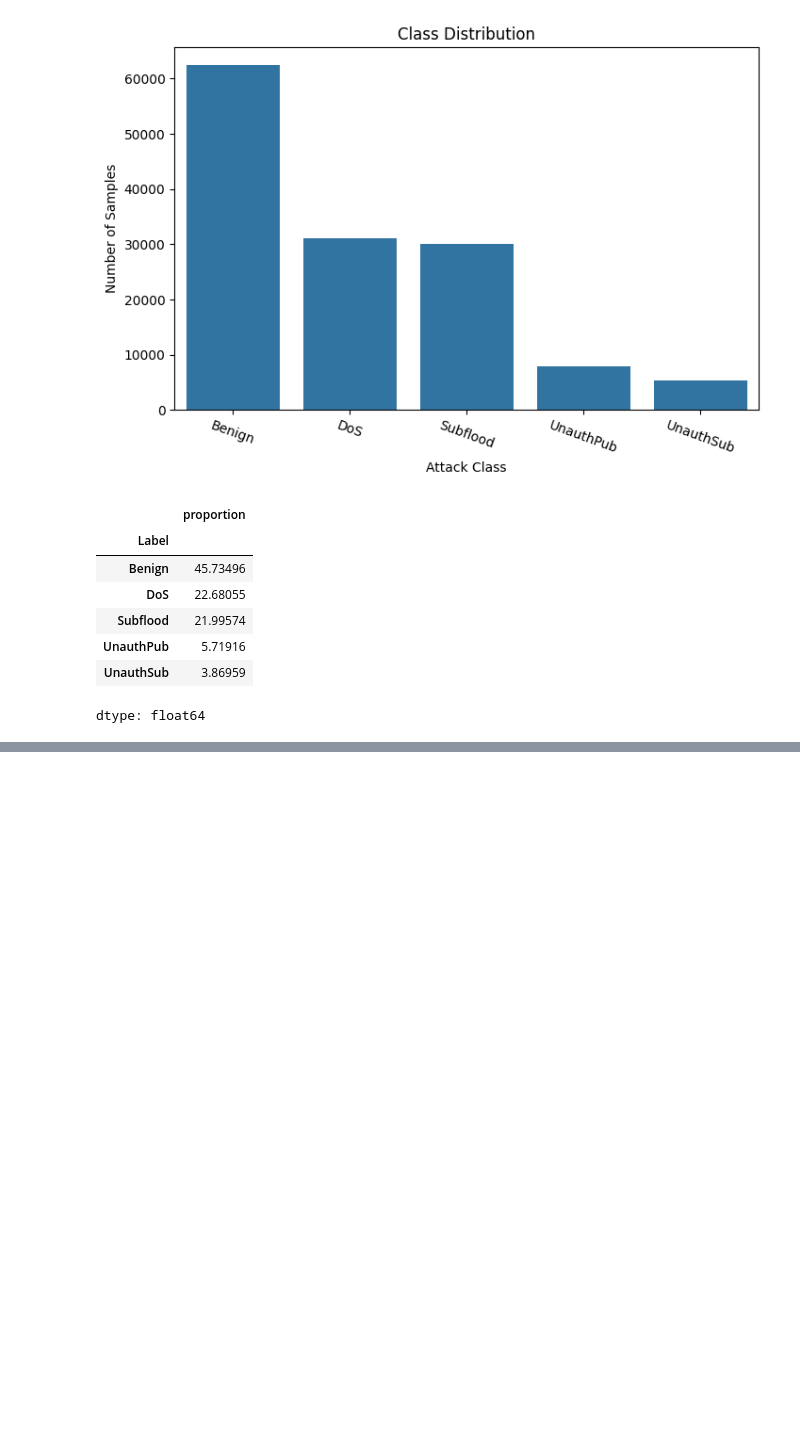
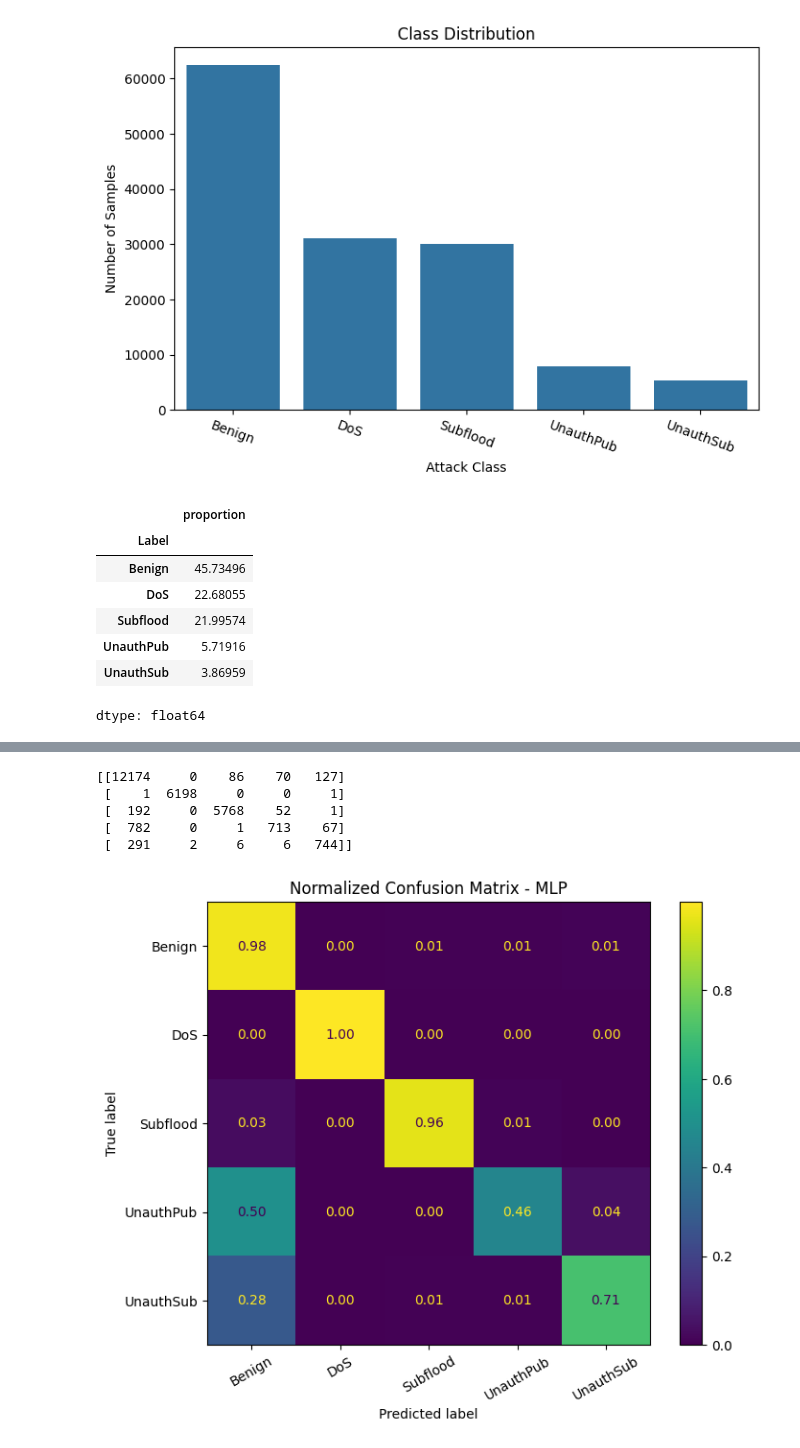
Before and after one commit to humayermahmud/Deep-Learning, a Jupyter notebook: rodis23ipynb.ipynb, the cells around one changed output, grey strips where cells are left out. Cells and saved outputs as stored; diff of their text form; code cells hidden in the pictures; blank space fills up the shorter version.

```diff
--- a/rodis23ipynb.ipynb
+++ b/rodis23ipynb.ipynb
@@ -141,0 +250,6 @@ dtype: float64
+# %%
+label_encoder = LabelEncoder()
+
+y_encoded = label_encoder.fit_transform(y)
+print("Classes: ", label_encoder.classes_)
+print("Encoded: ", np.unique(y_encoded))
@@ -141,0 +277,11 @@ dtype: float64
+# %%
+scaler = StandardScaler()
+
+X_train_scaled = scaler.fit_transform(X_train)
+X_test_scaled = scaler.transform(X_test)
+
+print("Scaled training shape:", X_train_scaled.shape)
+print("Scaled testing shape:", X_test_scaled.shape)
+
+print("Mean:", X_train_scaled.mean())
+print("Std:", X_train_scaled.std())
@@ -141,0 +412,3 @@ dtype: float64
+# %%
+y_pred_prob = model.predict(X_test_scaled)
+y_pred = np.argmax(y_pred_prob, axis=1)
@@ -141,0 +449,27 @@ dtype: float64
+# %%
+cm = confusion_matrix(y_test, y_pred)
+print(cm)
+# %% [output]
+[[12174     0    86    70   127]
+ [    1  6198     0     0     1]
+ [  192     0  5768    52     1]
+ [  782     0     1   713    67]
+ [  291     2     6     6   744]]
+# %%
+cm_normalized = confusion_matrix(
+    y_test,
+    y_pred,
+    normalize='true'
+)
+
+disp = ConfusionMatrixDisplay(
+    confusion_matrix=cm_normalized,
+    display_labels=label_encoder.classes_
+)
+
+fig, ax = plt.subplots(figsize=(8, 6))
+disp.plot(ax=ax, xticks_rotation=30, values_format=".2f")
+plt.title("Normalized Confusion Matrix - MLP")
+plt.show()
+# %% [output]
+[figure, added]
```
Also changed, not shown: parts of 32 cells of this notebook.
